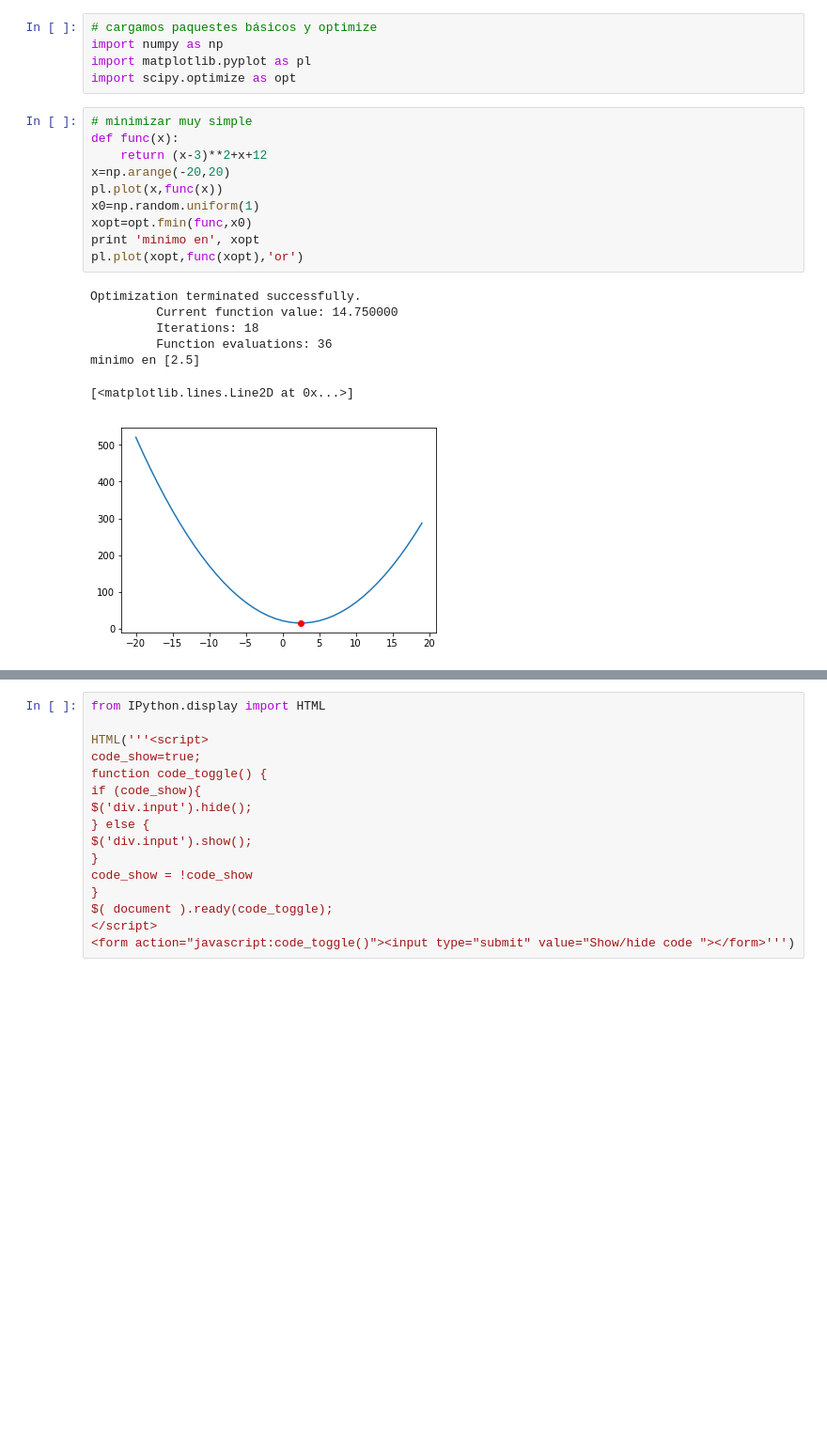
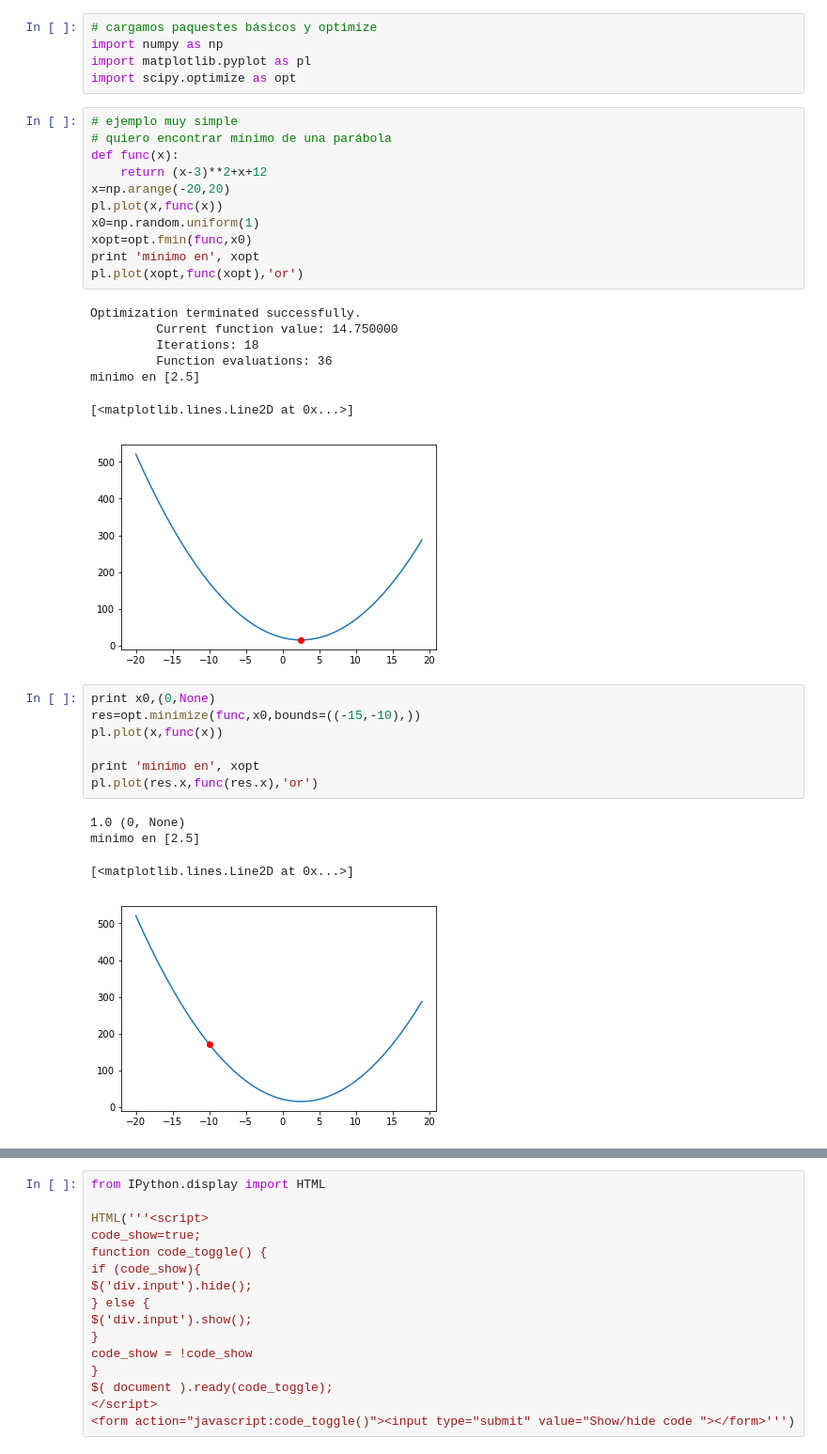
Before and after one commit to biuse/Optimizacion2019, a Jupyter notebook: OptimizationExample.ipynb, the cells around one changed output, grey strips where cells are left out. Shown: that part at 94% size. Cells and saved outputs as stored; diff of their text form; blank space fills up the shorter version.

```diff
--- a/OptimizationExample.ipynb
+++ b/OptimizationExample.ipynb
@@ -7,7 +7,8 @@ import numpy as np
 import matplotlib.pyplot as pl
 import scipy.optimize as opt
 # %%
-# minimizar muy simple
+# ejemplo muy simple
+# quiero encontrar mínimo de una parábola
 def func(x):
     return (x-3)**2+x+12
 x=np.arange(-20,20)
@@ -24,4 +25,16 @@ Optimization terminated successfully.
 minimo en [2.5]
 [<matplotlib.lines.Line2D at 0x...>]
 [figure]
+# %%
+print x0,(0,None)
+res=opt.minimize(func,x0,bounds=((-15,-10),))
+pl.plot(x,func(x))
+
+print 'minimo en', xopt
+pl.plot(res.x,func(res.x),'or')
+# %% [output]
+1.0 (0, None)
+minimo en [2.5]
+[<matplotlib.lines.Line2D at 0x...>]
+[figure, added]
 # %%
```
Also changed, not shown: parts of 15 cells of this notebook.
